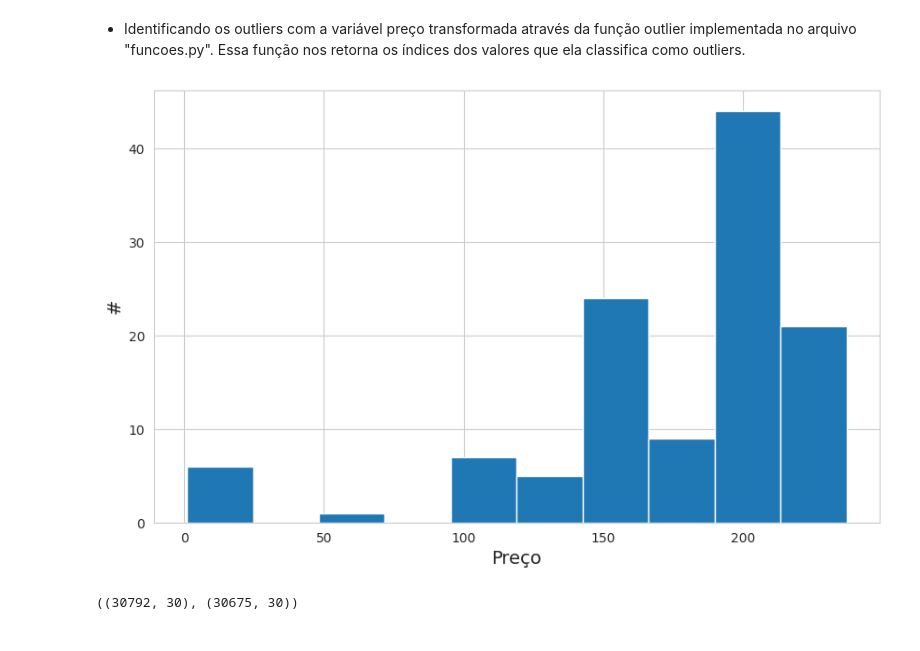
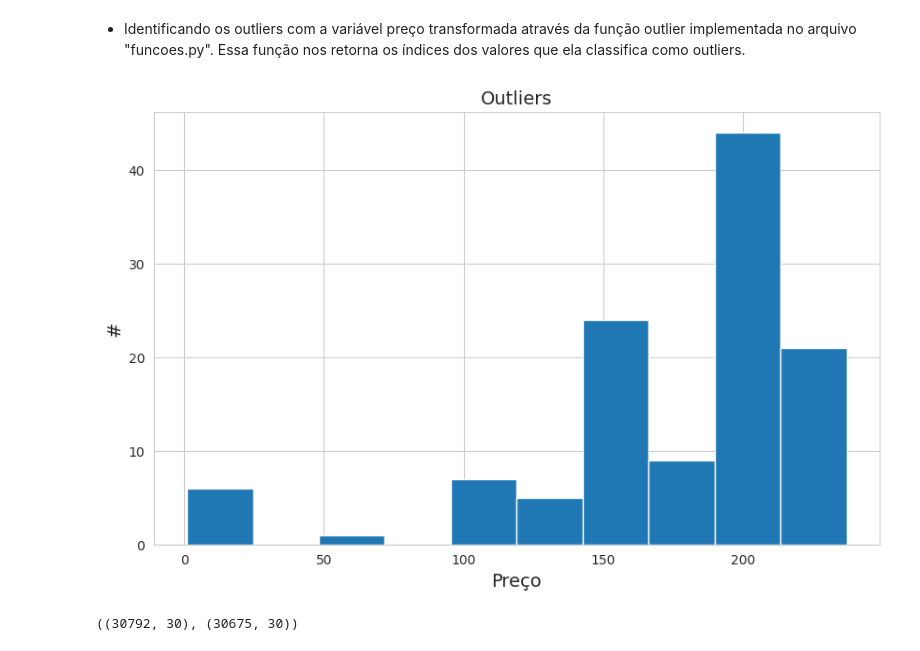
Before and after one commit to Alexandre-Esposte/portfolio_dados, a Jupyter notebook: regressão/Carros/modelagem.ipynb, the cells around one changed output. Drawn from its saved outputs; the diff is of its cells as text; code cells hidden in the pictures.

```diff
--- a/regressão/Carros/modelagem.ipynb
+++ b/regressão/Carros/modelagem.ipynb
@@ -212,12 +212,13 @@ Mesmo aplicando o logaritmo observamos alguns valores discrepantes, vamos tentar
 * Identificando os outliers com a variável preço transformada através da função outlier implementada no arquivo "funcoes.py". Essa função nos retorna os índices dos valores que ela classifica como outliers.
 # %%
 plt.figure(figsize=(10,6))
+plt.title('Outliers',size=14)
 plt.xlabel('Preço',size=14)
 plt.ylabel("#",size=14)
 idx = outlier(np.log(car_train['preco']))
 car_train.loc[idx,'preco'].hist();
 # %% [output]
-[figure, old version]
+[figure, new version]
 # %%
 without_outlier = car_train.drop(index=idx)
 without_outlier = without_outlier.reset_index(drop=True)
```
Also changed, not shown: parts of 14 cells of this notebook, 4 other files.
